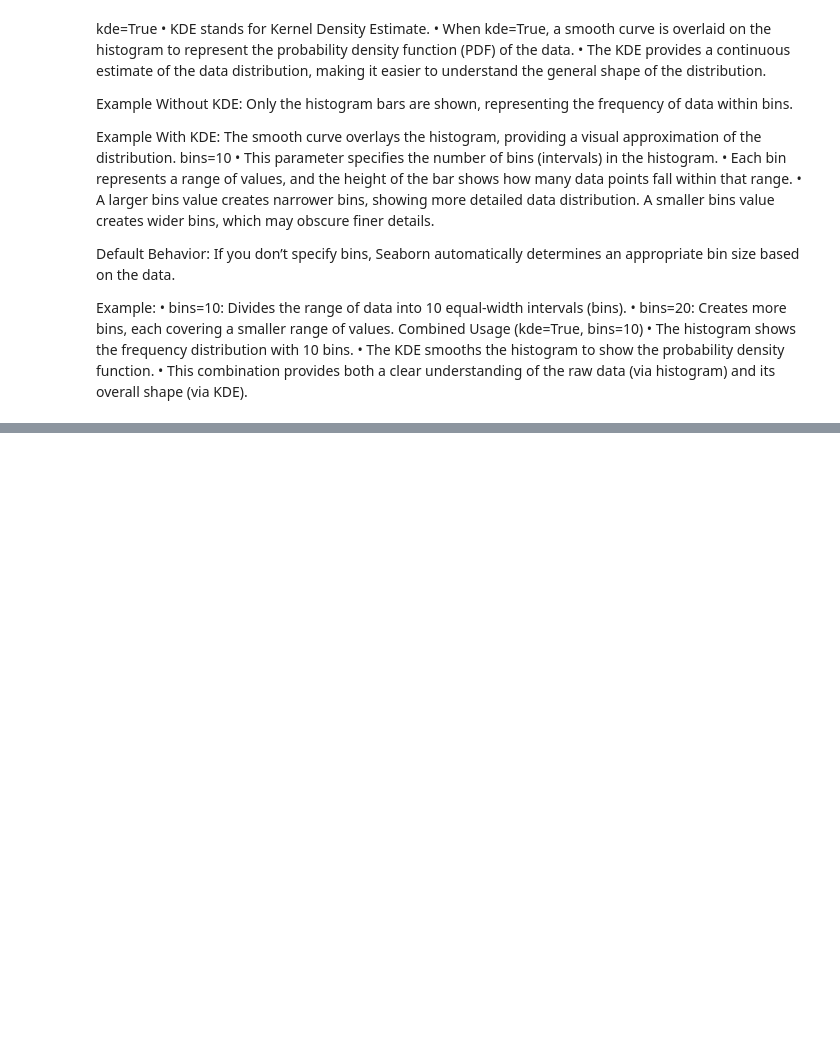
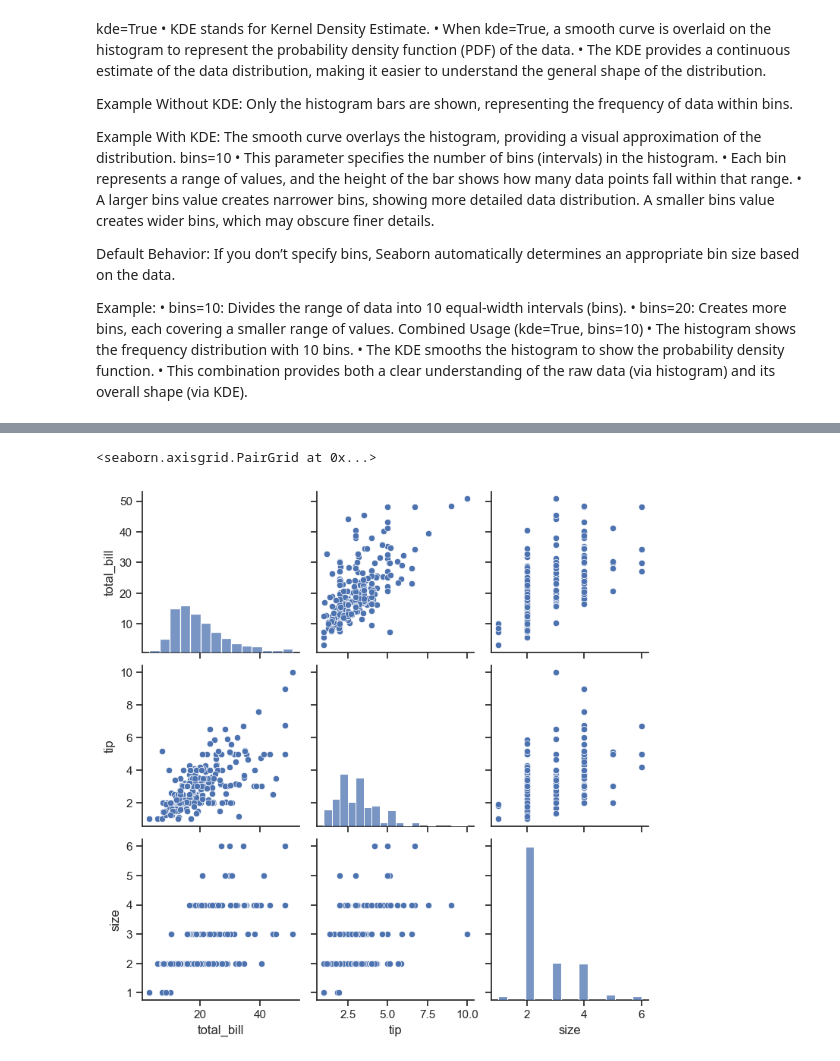
Before and after one commit to rakeshtparayil/Matplotlib-Seaborn, a Jupyter notebook: matplotlib&seaborn.ipynb, the cells around one changed output, grey strips where cells are left out. Saved outputs shown, nothing was run; the diff lists cells and outputs as text; code cells hidden in the pictures; blank space fills up the shorter version.

Commit message:
new_graphs

```diff
--- a/matplotlib&seaborn.ipynb
+++ b/matplotlib&seaborn.ipynb
@@ -186,0 +187,4 @@ plt.show()
+# %%
+#Data Exploration
+tips = sns.load_dataset("tips")
+tips.head(5)
@@ -186,0 +198,5 @@ plt.show()
+# %%
+sns.pairplot(tips)
+# %% [output]
+<seaborn.axisgrid.PairGrid at 0x...>
+[figure, added]
```
Also changed, not shown: parts of 9 cells of this notebook.
